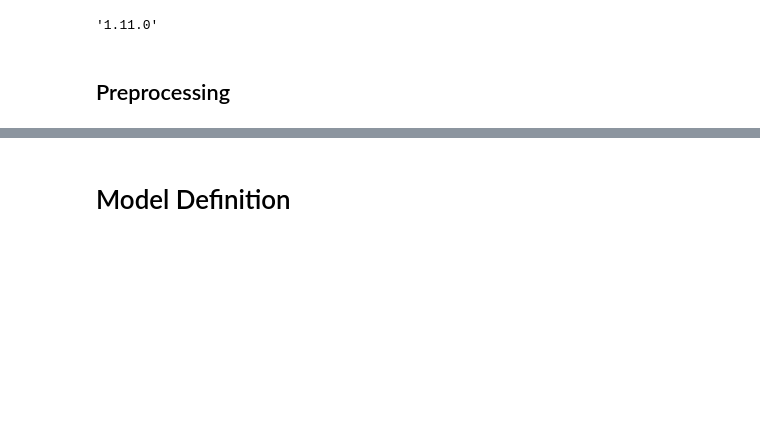
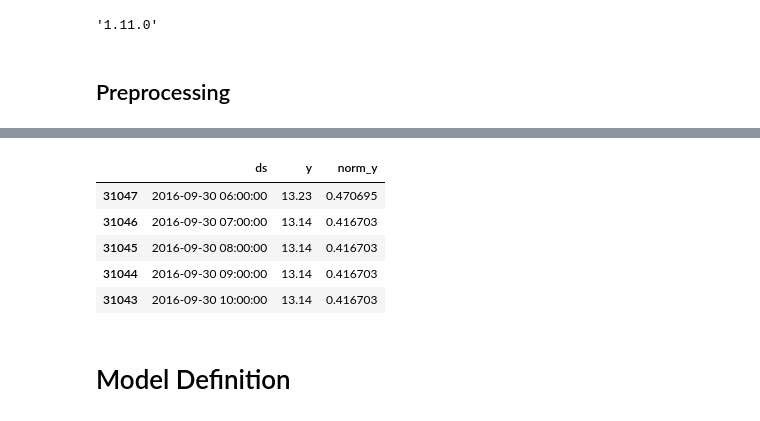
Before and after one commit to magistery-tps/time-series-tp, a Jupyter notebook: notebooks/etherium_prediction_prophet.ipynb, the cells around one changed output, grey strips where cells are left out. Cells and saved outputs as stored; diff of their text form; code cells hidden in the pictures; blank space fills up the shorter version.

```diff
--- a/notebooks/etherium_prediction_prophet.ipynb
+++ b/notebooks/etherium_prediction_prophet.ipynb
@@ -101,3 +103,12 @@ memory usage: 80.9 KB
+# %%
+test_set.head()
+# %% [output]
+|  | ds | y | norm_y |
+| 31047 | 2016-09-30 06:00:00 | 13.23 | 0.470695 |
+| 31046 | 2016-09-30 07:00:00 | 13.14 | 0.416703 |
+| 31045 | 2016-09-30 08:00:00 | 13.14 | 0.416703 |
+| 31044 | 2016-09-30 09:00:00 | 13.14 | 0.416703 |
+| 31043 | 2016-09-30 10:00:00 | 13.14 | 0.416703 |
 # %% [markdown]
 # Model Definition
 # %%
```
Also changed, not shown: parts of 10 cells of this notebook.
